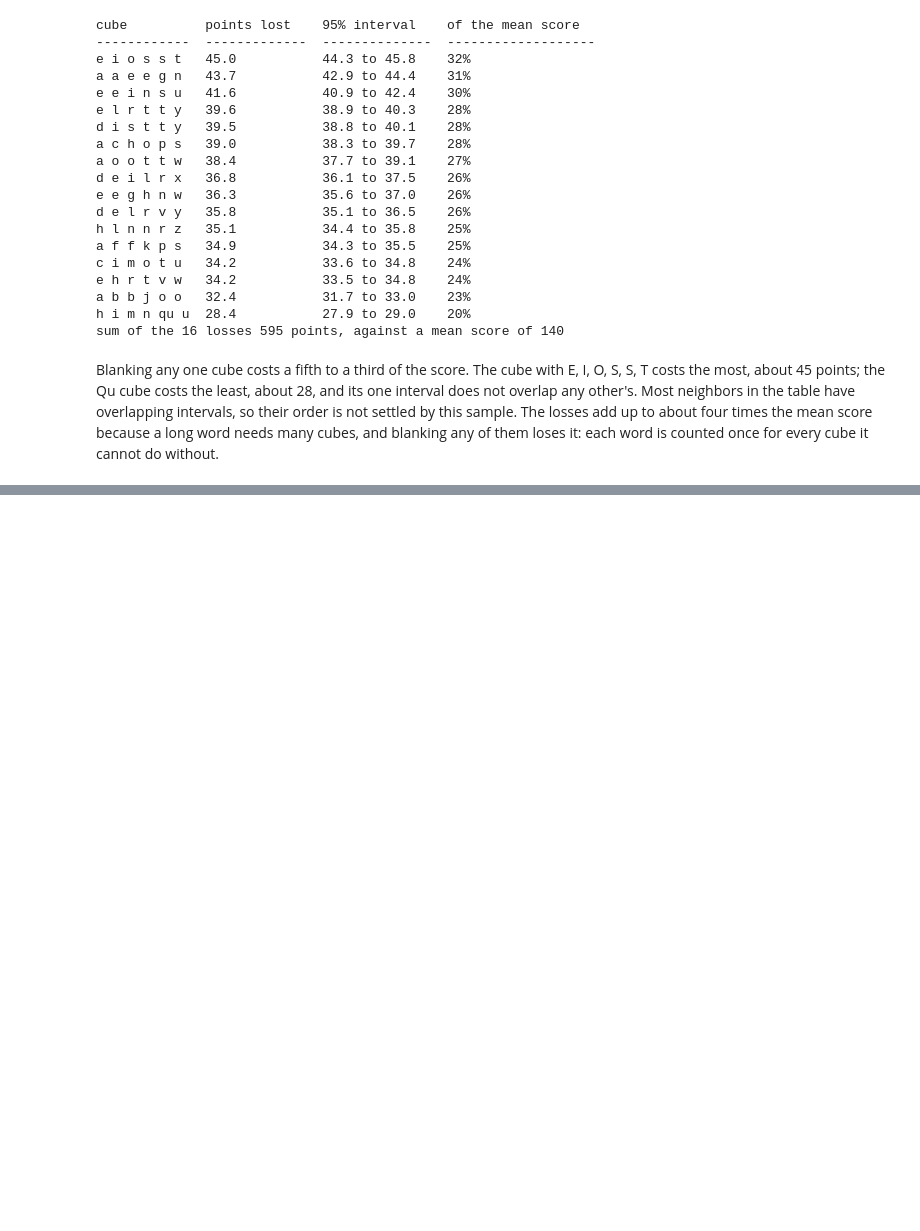
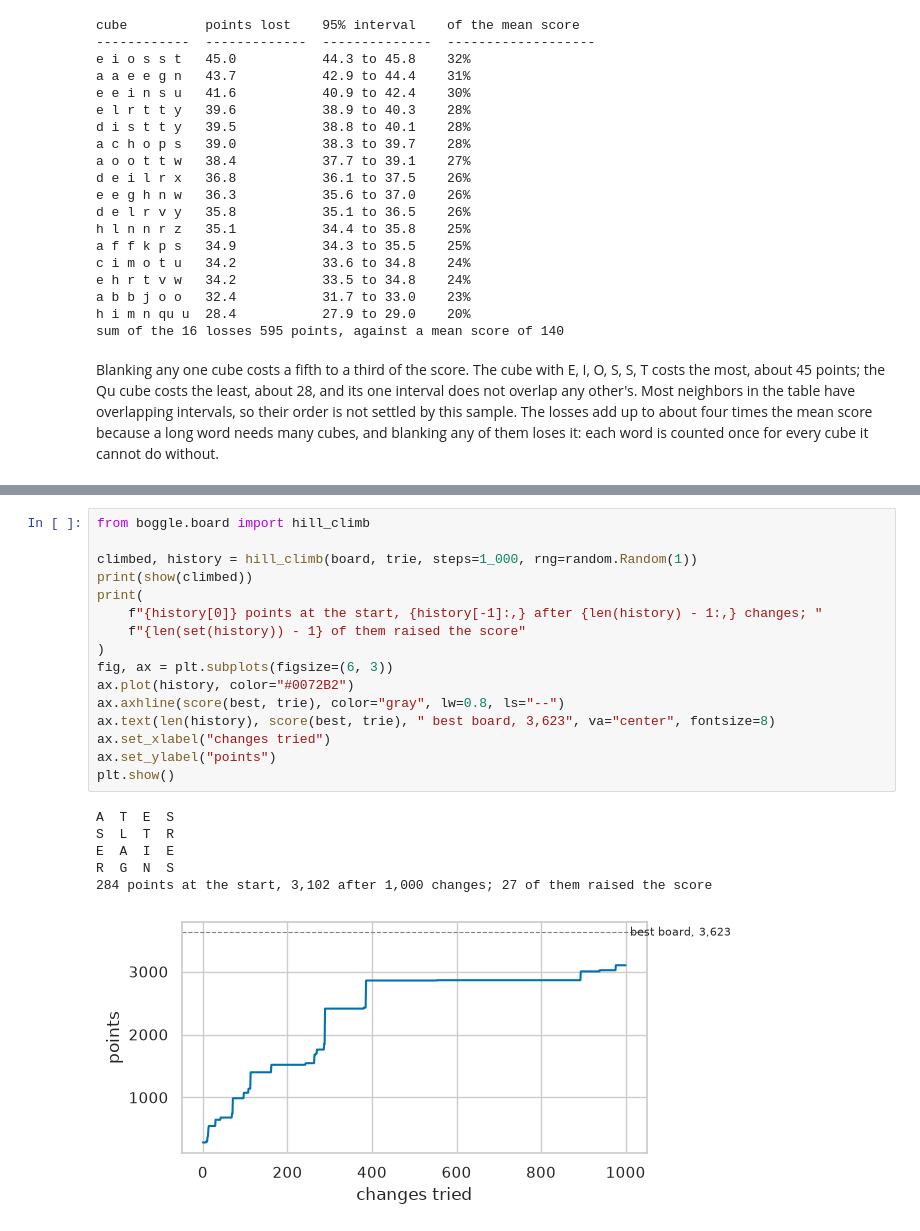
Before and after one commit to arclabs561/games, a Jupyter notebook: boggle/boggle.ipynb, the cells around one changed output, grey strips where cells are left out. Drawn from its saved outputs; the diff is of its cells as text; blank space fills up the shorter version.

```diff
--- a/boggle/boggle.ipynb
+++ b/boggle/boggle.ipynb
@@ -576,0 +805,23 @@ Blanking any one cube costs a fifth to a third of the score. The cube with E, I,
+# %%
+from boggle.board import hill_climb
+
+climbed, history = hill_climb(board, trie, steps=1_000, rng=random.Random(1))
+print(show(climbed))
+print(
+    f"{history[0]} points at the start, {history[-1]:,} after {len(history) - 1:,} changes; "
+    f"{len(set(history)) - 1} of them raised the score"
+)
+fig, ax = plt.subplots(figsize=(6, 3))
+ax.plot(history, color="#0072B2")
+ax.axhline(score(best, trie), color="gray", lw=0.8, ls="--")
+ax.text(len(history), score(best, trie), " best board, 3,623", va="center", fontsize=8)
+ax.set_xlabel("changes tried")
+ax.set_ylabel("points")
+plt.show()
+# %% [output]
+A  T  E  S
+S  L  T  R
+E  A  I  E
+R  G  N  S
+284 points at the start, 3,102 after 1,000 changes; 27 of them raised the score
+[figure, added]
```
Also changed, not shown: parts of 42 cells of this notebook, 23 other files.
